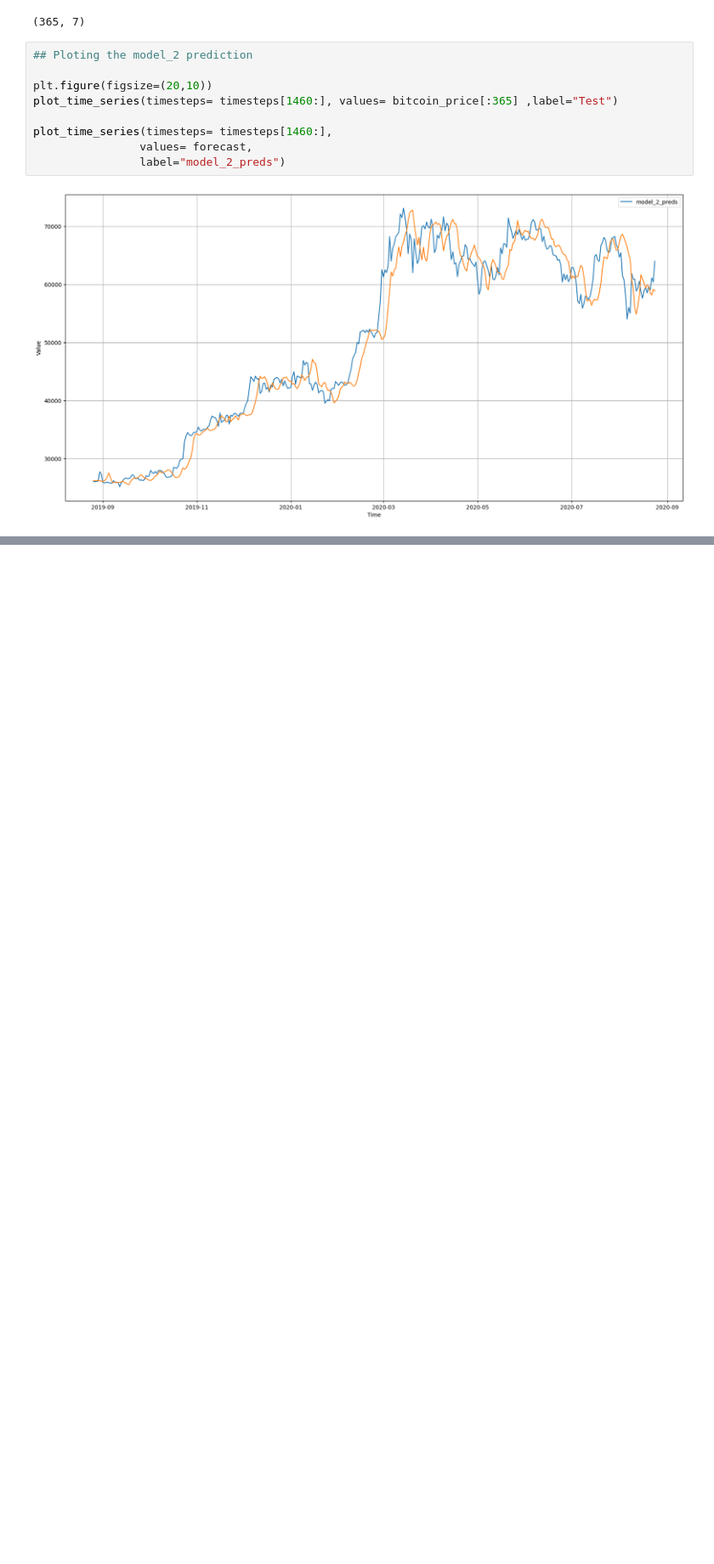
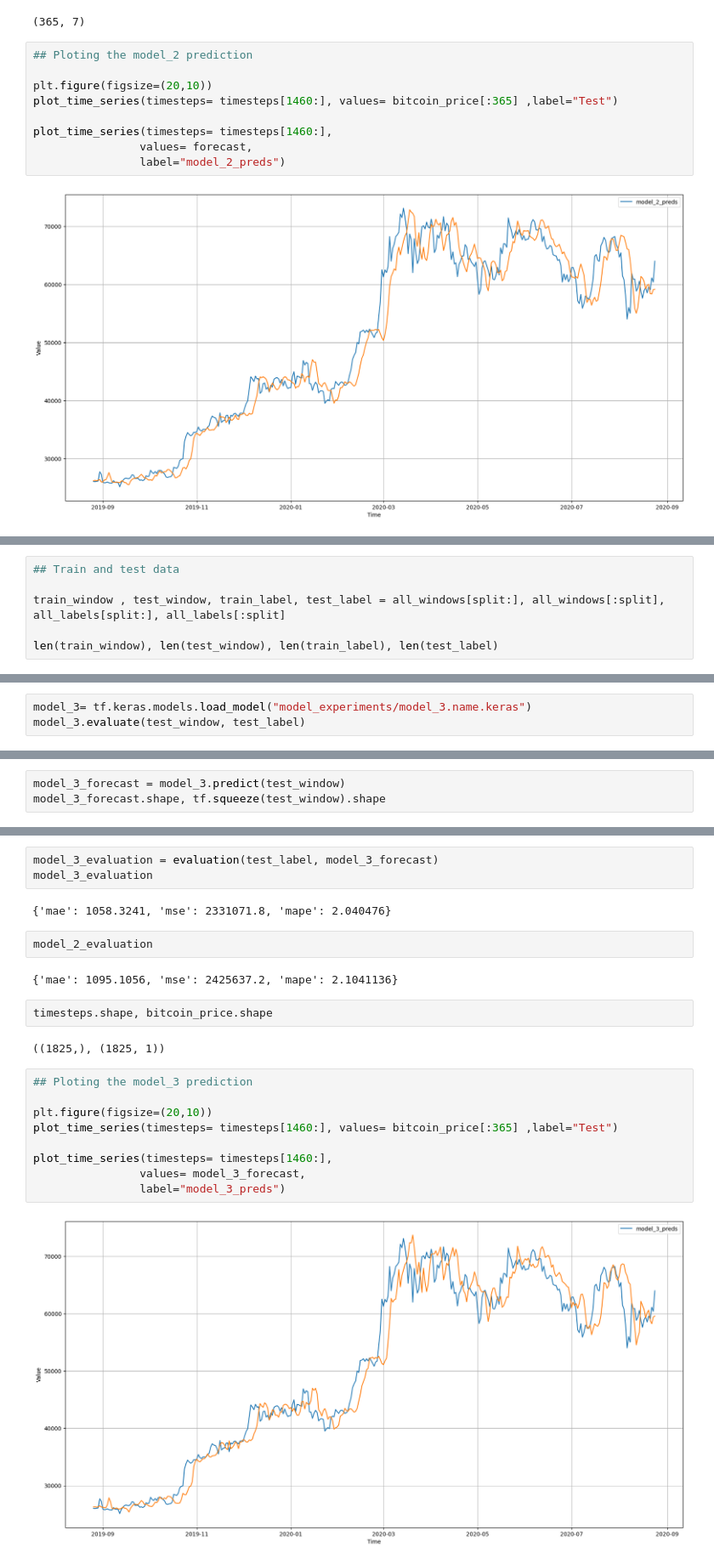
Before and after one commit to fahriyegrl/bitcoin_predict_time_series_tensorflow, a Jupyter notebook: bitcoin_prediction_time_series_forecasting_tensorflow.ipynb, the cells around one changed output, grey strips where cells are left out. Shown at 85% size. Saved outputs shown, nothing was run; the diff lists cells and outputs as text; blank space fills up the shorter version.

```diff
--- a/bitcoin_prediction_time_series_forecasting_tensorflow.ipynb
+++ b/bitcoin_prediction_time_series_forecasting_tensorflow.ipynb
@@ -514,0 +530,6 @@ plot_time_series(timesteps= timesteps[1460:],
+# %%
+## Train and test data
+
+train_window , test_window, train_label, test_label = all_windows[split:], all_windows[:split], all_labels[split:], all_labels[:split]
+
+len(train_window), len(test_window), len(train_label), len(test_label)
@@ -514,0 +573,3 @@ plot_time_series(timesteps= timesteps[1460:],
+# %%
+model_3= tf.keras.models.load_model("model_experiments/model_3.name.keras")
+model_3.evaluate(test_window, test_label)
@@ -514,0 +579,3 @@ plot_time_series(timesteps= timesteps[1460:],
+# %%
+model_3_forecast = model_3.predict(test_window)
+model_3_forecast.shape, tf.squeeze(test_window).shape
@@ -514,0 +585,24 @@ plot_time_series(timesteps= timesteps[1460:],
+# %%
+model_3_evaluation = evaluation(test_label, model_3_forecast)
+model_3_evaluation
+# %% [output]
+{'mae': 1058.3241, 'mse': 2331071.8, 'mape': 2.040476}
+# %%
+model_2_evaluation
+# %% [output]
+{'mae': 1095.1056, 'mse': 2425637.2, 'mape': 2.1041136}
+# %%
+timesteps.shape, bitcoin_price.shape
+# %% [output]
+((1825,), (1825, 1))
+# %%
+## Ploting the model_3 prediction
+
+plt.figure(figsize=(20,10))
+plot_time_series(timesteps= timesteps[1460:], values= bitcoin_price[:365] ,label="Test")
+
+plot_time_series(timesteps= timesteps[1460:],
+                values= model_3_forecast,
+                label="model_3_preds")
+# %% [output]
+[figure, added]
```
Also changed, not shown: parts of 18 cells of this notebook.
